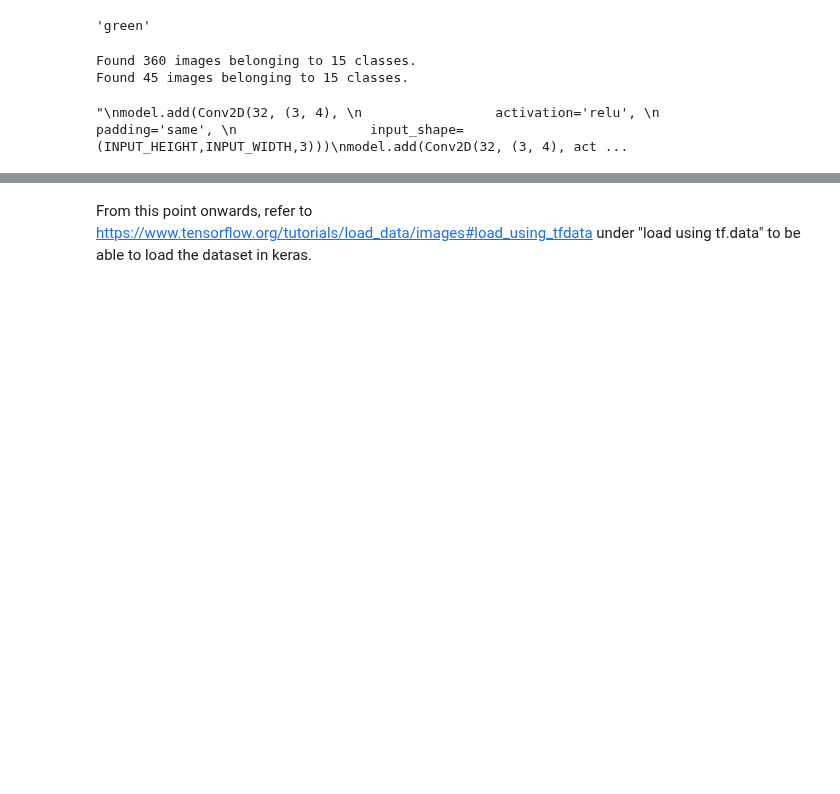
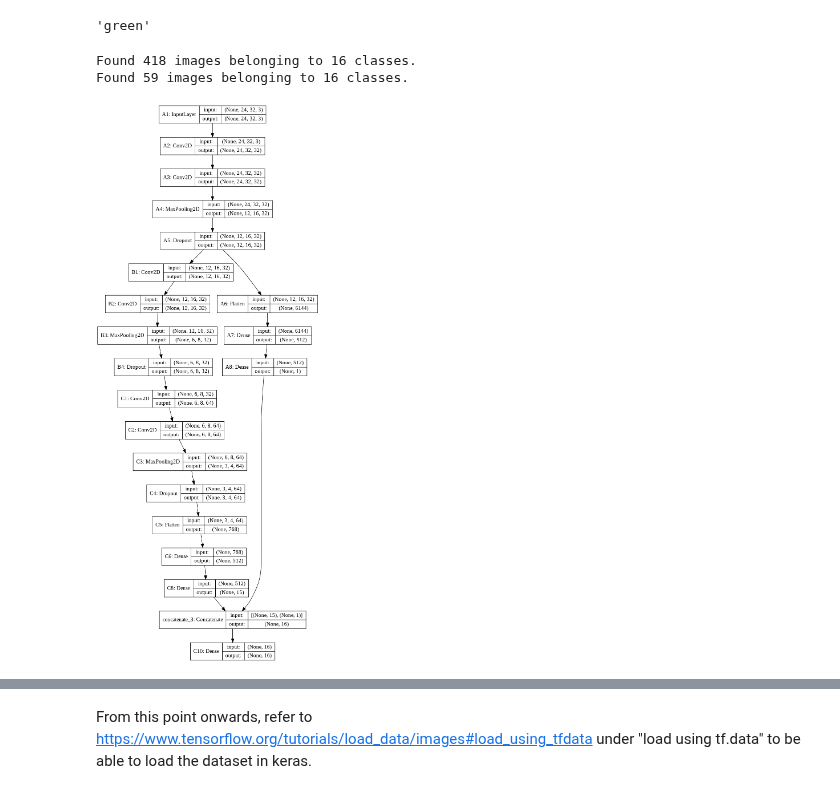
Before and after one commit to jiachin1995/CZ3004_image_recognition, a Jupyter notebook: train_model_ver2 .ipynb, the cells around one changed output, grey strips where cells are left out. Drawn from its saved outputs; the diff is of its cells as text; code cells hidden in the pictures; blank space fills up the shorter version.

```diff
--- a/train_model_ver2 .ipynb
+++ b/train_model_ver2 .ipynb
@@ -305,21 +306,7 @@ test = Path('/content/drive/My Drive/Colab Notebooks/test')
 
 CLASS_NAMES = np.array([item.name for item in train.glob('*') if item.name != "LICENSE.txt"])
 CLASS_NAMES = list(CLASS_NAMES)
-CLASS_NAMES = ['14',
- '13',
- '10',
- '12',
- '1',
- '3',
- '11',
- '2',
- '15',
- '4',
- '5',
- '6',
- '9',
- '7',
- '8']
+
 
 train_datagen = tf.keras.preprocessing.image.ImageDataGenerator(rescale=1./255)
 
@@ -340,45 +327,21 @@ validation_generator = test_datagen.flow_from_directory(directory=str(test),
                                                      classes= CLASS_NAMES
                                                    )
 # %% [output]
-Found 360 images belonging to 15 classes.
-Found 45 images belonging to 15 classes.
+Found 418 images belonging to 16 classes.
+Found 59 images belonging to 16 classes.
 # %%
 C1 = Conv2D(64, (3, 4), activation='relu', padding='same',name='C1')(B4)
 C2 = Conv2D(64, (3, 4), activation='relu', padding='same',name='C2')(C1)
 C3 = MaxPooling2D(pool_size=(2, 2),name='C3')(C2)
 C4 = Dropout(0.25,name='C4')(C3)
 C5 = Flatten(name='C5')(C4)
 C6 = Dense(512, activation='relu',name='C6')(C5)
 C7 = Dropout(0.5,name='C7')(C6)
-C8 = Dense(15, activation='softmax',name='C8')(C7)
-#C9 = Concatenate(axis=1)([C8, A8])
-#C10 = Dense(16, activation='softmax',name='C10')(C9)
+C8 = Dense(15, activation='linear',name='C8')(C7)
+C9 = Concatenate(axis=1)([C8, A9])
+C10 = Dense(16, activation='softmax',name='C10')(C9)
 
-model = Model(inputs=[A1],outputs=[C8])
+model = Model(inputs=[A1],outputs=[C10])
 plot_model(model,show_shapes=True)
-
-
-
-"""
-model.add(Conv2D(32, (3, 4),
-                 activation='relu',
-                 padding='same',
-                 input_shape=(INPUT_HEIGHT,INPUT_WIDTH,3)))
-model.add(Conv2D(32, (3, 4), activation='relu', padding='same'))
-
-model.add(MaxPooling2D(pool_size=(2, 2)))
-model.add(Dropout(0.25))
-
-model.add(Conv2D(64, (3, 4), activation='relu', padding='same'))
-model.add(Conv2D(64, (3, 4), activation='relu', padding='same'))
-model.add(MaxPooling2D(pool_size=(2, 2)))
-model.add(Dropout(0.25))
-
-model.add(Flatten())
-model.add(Dense(512, activation='relu'))
-model.add(Dropout(0.5))
-
-model.add(Dense(5, activation='softmax'))
-"""
 # %% [output]
-"\nmodel.add(Conv2D(32, (3, 4), \n                 activation='relu', \n                 padding='same', \n                 input_shape=(INPUT_HEIGHT,INPUT_WIDTH,3)))\nmodel.add(Conv2D(32, (3, 4), act ...
+[figure, added]
```
Also changed, not shown: parts of 10 cells of this notebook.
